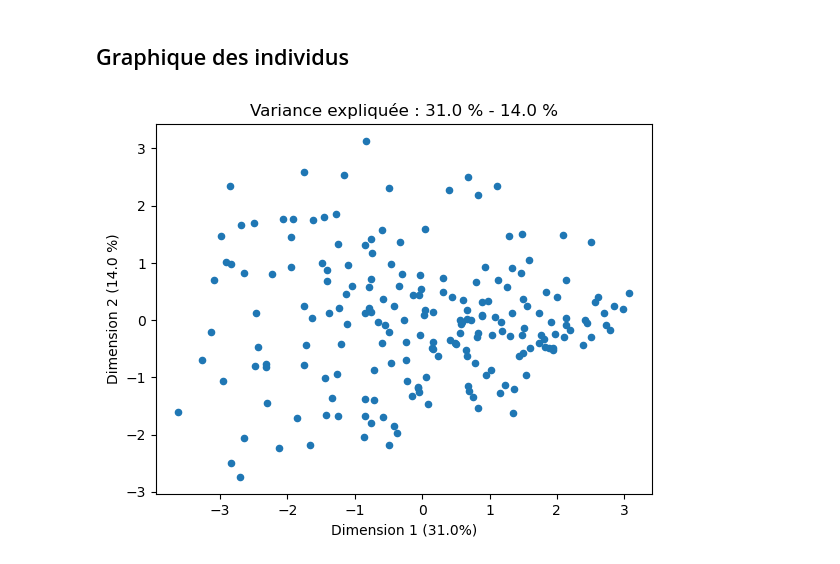
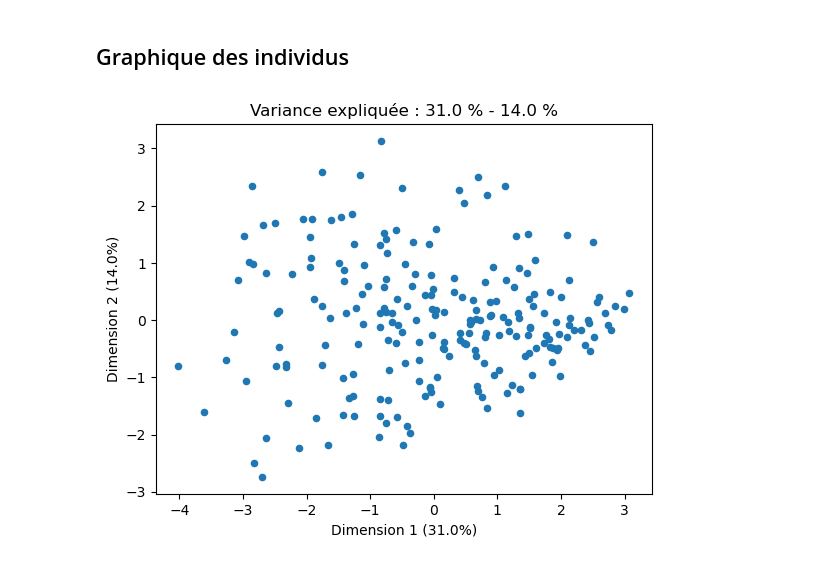
Before and after one commit to MatheoPf/myli, a Jupyter notebook: analyse.ipynb, the cells around one changed output. Saved outputs shown, nothing was run; the diff lists cells and outputs as text; code cells hidden in the pictures.

```diff
--- a/analyse.ipynb
+++ b/analyse.ipynb
@@ -81,15 +80,15 @@ Warning ! Nombre anormal de catégories !
 ## Graphique des individus
 # %%
 pcadf = pd.DataFrame ({
-    "Dim1" : pca_res [:200 , 0 ] ,
-    "Dim2" : pca_res [:200 , 1 ] ,
-    "genre" : data ["genre"] [:200 ]
+    "Dim1" : pca_res [:221 , 0 ] ,
+    "Dim2" : pca_res [:221 , 1 ] ,
+    "genre" : data ["genre"] [:221 ]
 })
 listVariance = np.round(pca.explained_variance_ratio_*100)
 pcadf.plot.scatter ("Dim1", "Dim2")
 plt.title (f"Variance expliquée : {listVariance[0]} % - {listVariance[1]} %")
 plt.xlabel (f"Dimension 1 ({listVariance[0]}%)")
-plt.ylabel (f"Dimension 2 ({listVariance[1]} %)")
+plt.ylabel (f"Dimension 2 ({listVariance[1]}%)")
 plt.show( )
 # %% [output]
-[figure, old version]
+[figure, new version]
```
Also changed, not shown: parts of 1 cell of this notebook.
